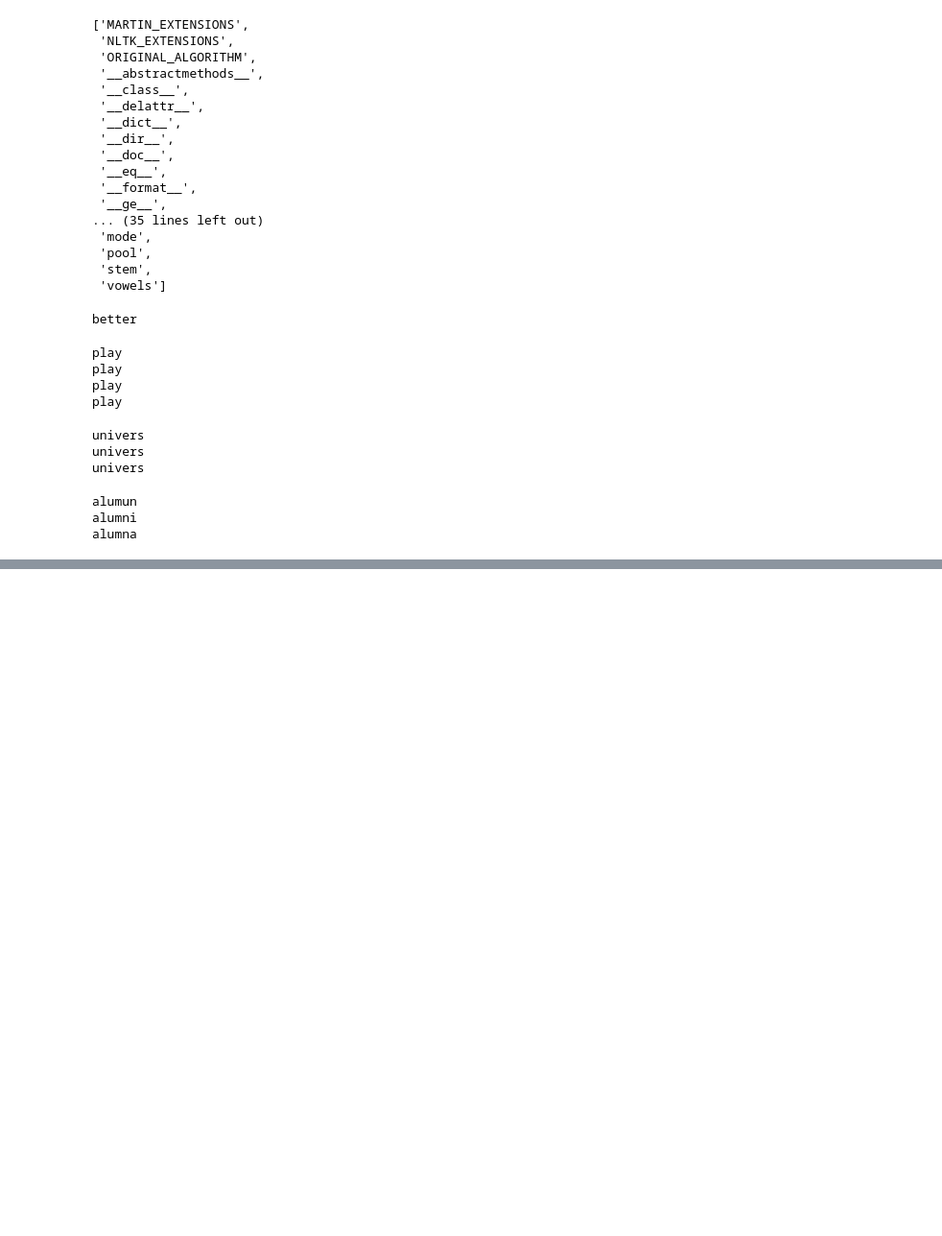
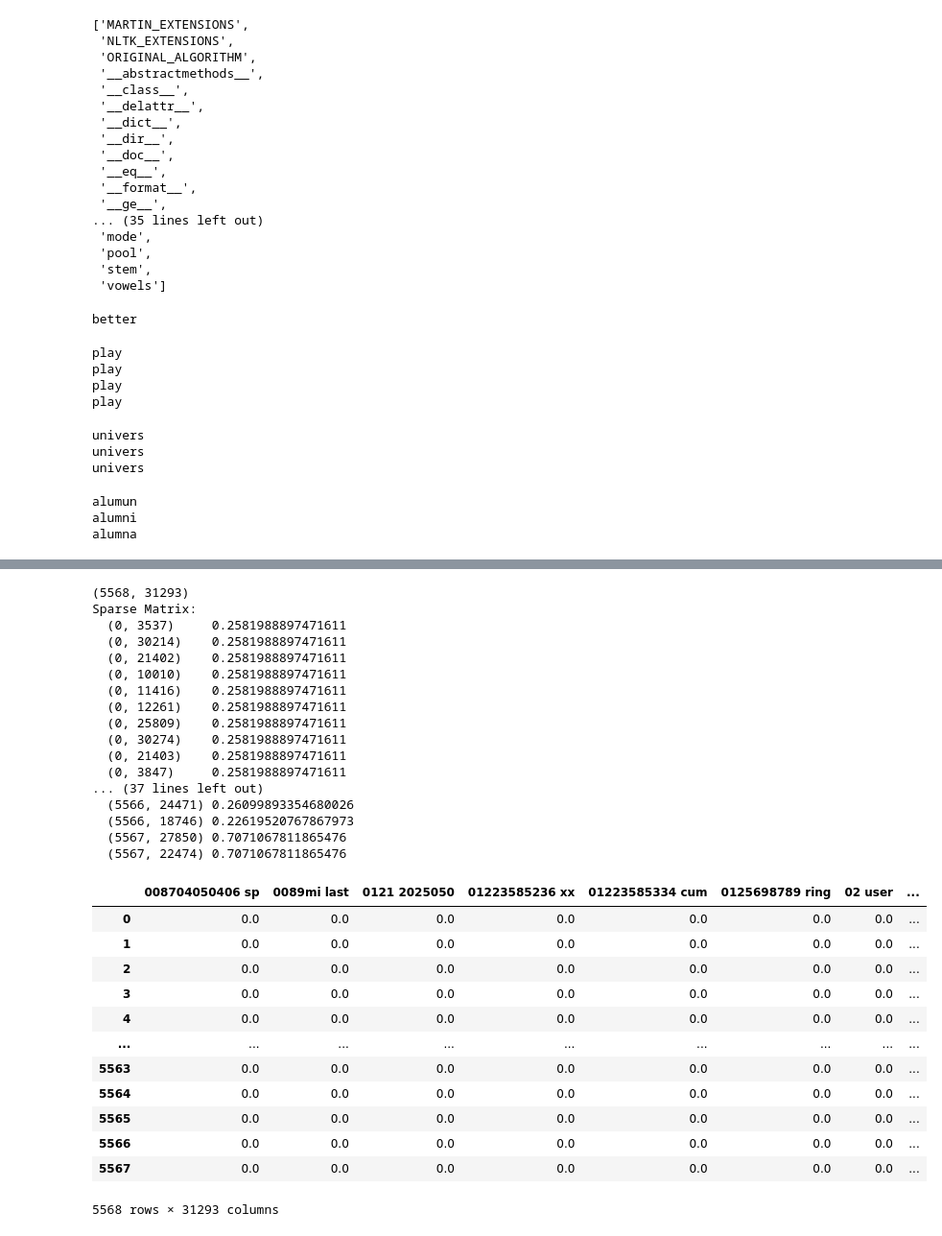
Before and after one commit to AhmedEhabH/SMS-SpamCollectionClassification, a Jupyter notebook: main.ipynb, the cells around one changed output, grey strips where cells are left out. Shown: that part at 96% size. Saved outputs shown, nothing was run; the diff lists cells and outputs as text; code cells hidden in the pictures; blank space fills up the shorter version.

```diff
--- a/main.ipynb
+++ b/main.ipynb
@@ -298,0 +649,40 @@ alumna
+# %%
+from sklearn.feature_extraction.text import TfidfVectorizer
+
+tfidf_vect = TfidfVectorizer(ngram_range=(2, 2))
+features_tfidf = tfidf_vect.fit_transform(df['cleaned_text'])
+print(features_tfidf.shape)
+print(f'Sparse Matrix:\n{features_tfidf}')
+features_tfidf = pd.DataFrame(features_tfidf.toarray(), columns=tfidf_vect.get_feature_names())
+features_tfidf
+# %% [output]
+(5568, 31293)
+Sparse Matrix:
+  (0, 3537)     0.2581988897471611
+  (0, 30214)    0.2581988897471611
+  (0, 21402)    0.2581988897471611
+  (0, 10010)    0.2581988897471611
+  (0, 11416)    0.2581988897471611
+  (0, 12261)    0.2581988897471611
+  (0, 25809)    0.2581988897471611
+  (0, 30274)    0.2581988897471611
+  (0, 21403)    0.2581988897471611
+  (0, 3847)     0.2581988897471611
+... (37 lines left out)
+  (5566, 24471) 0.26099893354680026
+  (5566, 18746) 0.22619520767867973
+  (5567, 27850) 0.7071067811865476
+  (5567, 22474) 0.7071067811865476
+|  | 008704050406 sp | 0089mi last | 0121 2025050 | 01223585236 xx | 01223585334 cum | 0125698789 ring | 02 user | ... |
+| 0 | 0.0 | 0.0 | 0.0 | 0.0 | 0.0 | 0.0 | 0.0 | ... |
+| 1 | 0.0 | 0.0 | 0.0 | 0.0 | 0.0 | 0.0 | 0.0 | ... |
+| 2 | 0.0 | 0.0 | 0.0 | 0.0 | 0.0 | 0.0 | 0.0 | ... |
+| 3 | 0.0 | 0.0 | 0.0 | 0.0 | 0.0 | 0.0 | 0.0 | ... |
+| 4 | 0.0 | 0.0 | 0.0 | 0.0 | 0.0 | 0.0 | 0.0 | ... |
+| ... | ... | ... | ... | ... | ... | ... | ... | ... |
+| 5563 | 0.0 | 0.0 | 0.0 | 0.0 | 0.0 | 0.0 | 0.0 | ... |
+| 5564 | 0.0 | 0.0 | 0.0 | 0.0 | 0.0 | 0.0 | 0.0 | ... |
+| 5565 | 0.0 | 0.0 | 0.0 | 0.0 | 0.0 | 0.0 | 0.0 | ... |
+| 5566 | 0.0 | 0.0 | 0.0 | 0.0 | 0.0 | 0.0 | 0.0 | ... |
+| 5567 | 0.0 | 0.0 | 0.0 | 0.0 | 0.0 | 0.0 | 0.0 | ... |
+5568 rows × 31293 columns
```
Also changed, not shown: parts of 33 cells of this notebook.
